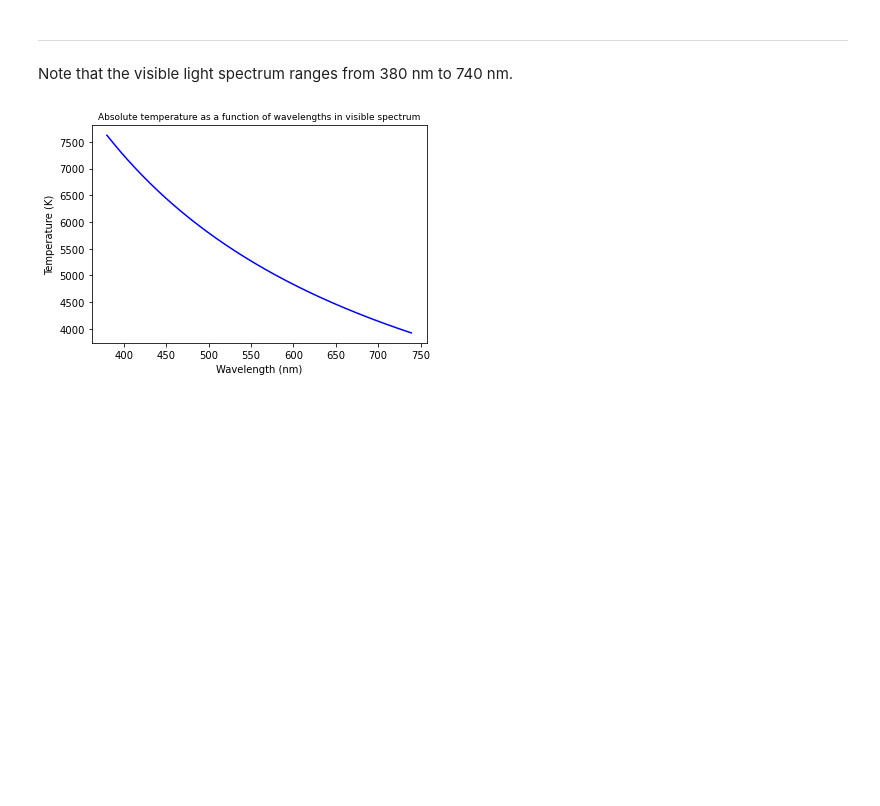
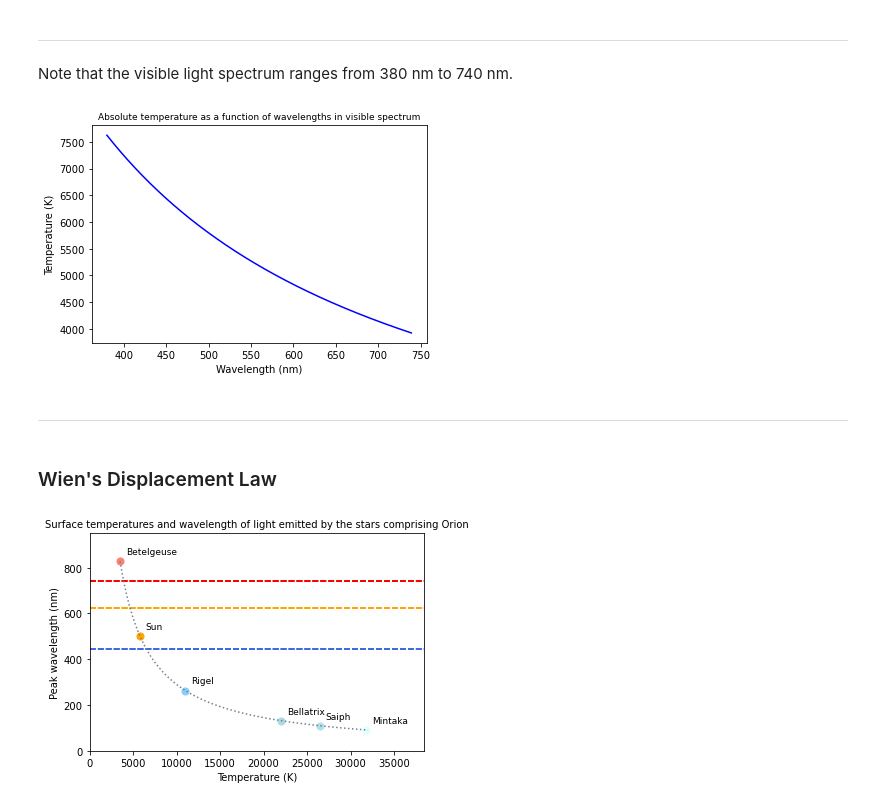
Before and after one commit to npcrmns/App-Physics-155, a Jupyter notebook: [2] Solutions of Linear and Nonlinear Equations/Lab Quiz 6.ipynb, the cells around one changed output. Cells and saved outputs as stored; diff of their text form; code cells hidden in the pictures; blank space fills up the shorter version.

Commit message:
Added Wien's displacement law

```diff
--- a/[2] Solutions of Linear and Nonlinear Equations/Lab Quiz 6.ipynb
+++ b/[2] Solutions of Linear and Nonlinear Equations/Lab Quiz 6.ipynb
@@ -140,3 +143,46 @@ plt.savefig("temperature vs wavelength.png", dpi=1000)
 # plt.colorbar(label="Temperature (K)")
 # %% [output]
 [figure]
+# %% [markdown]
+***
+# %% [markdown]
+### Wien's Displacement Law
+# %%
+stars_array = ["Sun", "Betelgeuse", "Rigel", "Bellatrix", "Saiph", "Mintaka"]
+surfaceTemp_array = np.array([5778, 3500, 11000, 22000, 26500, 31800])
+peakWavelength_array = wien_constant(solution) / surfaceTemp_array
+
+def peak_wavelength(T):
+    altlambda = wien_constant(solution) / T
+    return altlambda
+
+# Superimposed plot arrays
+orionstars_temp = np.linspace(3500, 32000, 1000)
+orionstars_wv = np.array([peak_wavelength(T) for T in orionstars_temp])
+# %%
+counter = surfaceTemp_array.size
+starcolor_array = ["orange", "salmon", "lightskyblue", "lightblue", "powderblue", "lightcyan"]
+
+for k in range(counter):
+    plt.scatter(surfaceTemp_array[k], peakWavelength_array[k]*1e9, color = starcolor_array[k], s = 50) # s for marker size
+    plt.annotate(stars_array[k], (surfaceTemp_array[k] + 650, peakWavelength_array[k]*1e9 + 30), fontsize = 9)
+    plt.axhline(y = 740, color = "red", linestyle = "dashed")
+    plt.axhline(y = 625, color = "orange", linestyle = "dashed")
+    plt.axhline(y = 445, color = "royalblue", linestyle = "dashed")
+    plt.xlim((0, 38500))
+    plt.ylim((0, 950))
+    plt.xlabel(r"Temperature (K)")
+    plt.ylabel(r"Peak wavelength (nm)")
+    plt.title("Surface temperatures and wavelength of light emitted by the stars comprising Orion", fontsize =  10)
+
+    # Hides the first zero in major ticks in axis
+    #ax = plt.gca()
+    #xticks = ax.xaxis.get_major_ticks()
+    #yticks = ax.yaxis.get_major_ticks()
+    #xticks[0].label1.set_visible(False)
+    #yticks[0].label1.set_visible(False)
+
+plt.plot(orionstars_temp, orionstars_wv*1e9, color = "slategrey", linestyle = ":")
+plt.savefig("stars of orion.png", dpi = 1000)
+# %% [output]
+[figure, added]
```
Also changed, not shown: parts of 2 cells of this notebook.
